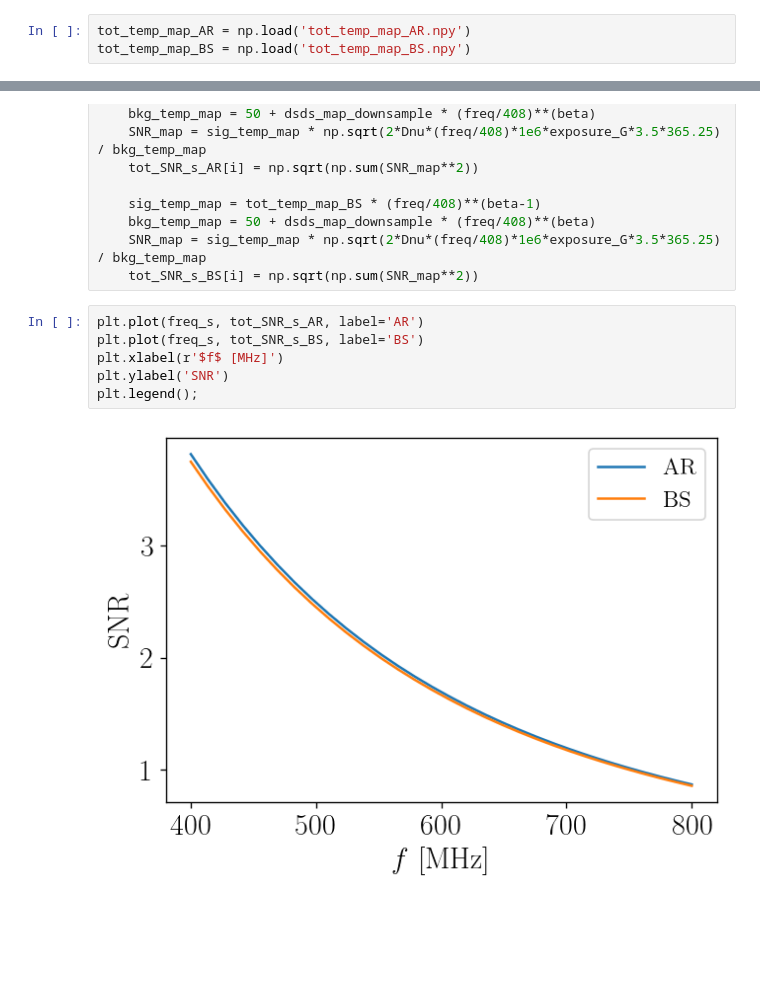
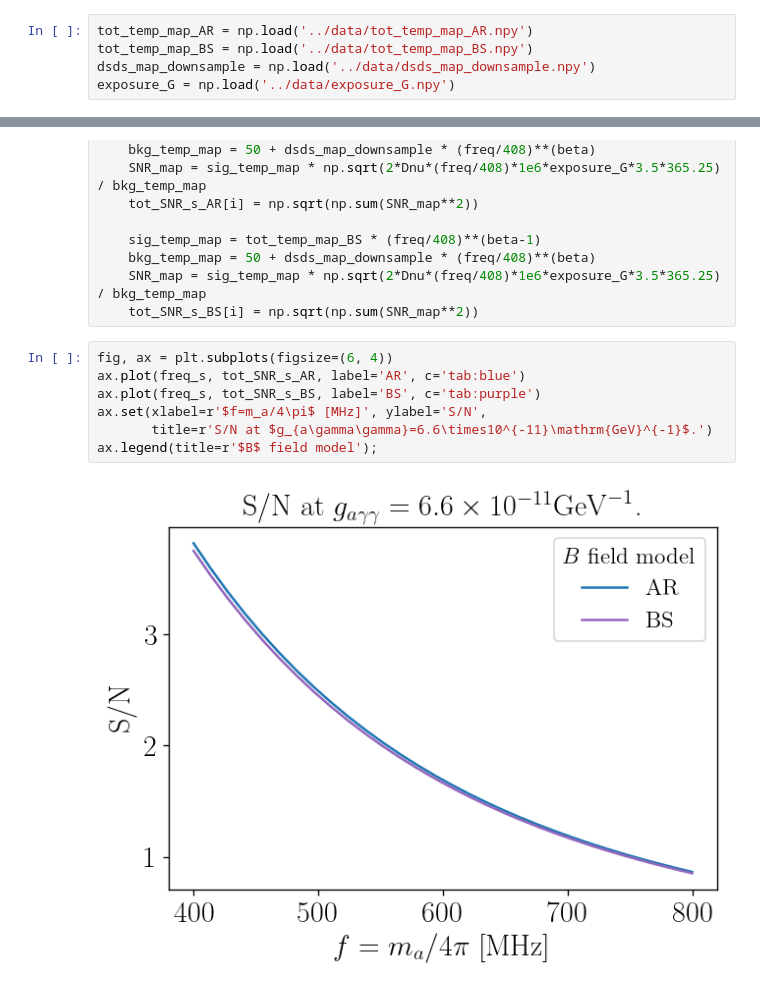
Before and after one commit to yitiansun/axion-mirror, a Jupyter notebook: notebook/CHIME_estimate.ipynb, the cells around one changed output, grey strips where cells are left out. Drawn from its saved outputs; the diff is of its cells as text; blank space fills up the shorter version.

Commit message:
Cleaning up repo; start working on cartesian pipeline; commit before purging data files from repo.

```diff
--- a/estimates/full_sky_estimate.ipynb
+++ b/notebook/CHIME_estimate.ipynb
@@ -236,8 +242,10 @@ np.sqrt(np.sum((SNR_tot_map)**2))
 # %% [markdown]
 ## 6. Frequency dependence
 # %%
-tot_temp_map_AR = np.load('tot_temp_map_AR.npy')
-tot_temp_map_BS = np.load('tot_temp_map_BS.npy')
+tot_temp_map_AR = np.load('../data/tot_temp_map_AR.npy')
+tot_temp_map_BS = np.load('../data/tot_temp_map_BS.npy')
+dsds_map_downsample = np.load('../data/dsds_map_downsample.npy')
+exposure_G = np.load('../data/exposure_G.npy')
 # %%
 freq_s = np.linspace(400, 800, 30)
 tot_SNR_s_AR = np.zeros_like(freq_s)
@@ -255,10 +263,11 @@ for i, freq in enumerate(tqdm(freq_s)):
     SNR_map = sig_temp_map * np.sqrt(2*Dnu*(freq/408)*1e6*exposure_G*3.5*365.25) / bkg_temp_map
     tot_SNR_s_BS[i] = np.sqrt(np.sum(SNR_map**2))
 # %%
-plt.plot(freq_s, tot_SNR_s_AR, label='AR')
-plt.plot(freq_s, tot_SNR_s_BS, label='BS')
-plt.xlabel(r'$f$ [MHz]')
-plt.ylabel('SNR')
-plt.legend();
+fig, ax = plt.subplots(figsize=(6, 4))
+ax.plot(freq_s, tot_SNR_s_AR, label='AR', c='tab:blue')
+ax.plot(freq_s, tot_SNR_s_BS, label='BS', c='tab:purple')
+ax.set(xlabel=r'$f=m_a/4\pi$ [MHz]', ylabel='S/N',
+       title=r'S/N at $g_{a\gamma\gamma}=6.6\times10^{-11}\mathrm{GeV}^{-1}$.')
+ax.legend(title=r'$B$ field model');
 # %% [output]
-[figure, old version]
+[figure, new version]
```
Also changed, not shown: parts of 20 cells of this notebook, 22 other files.
